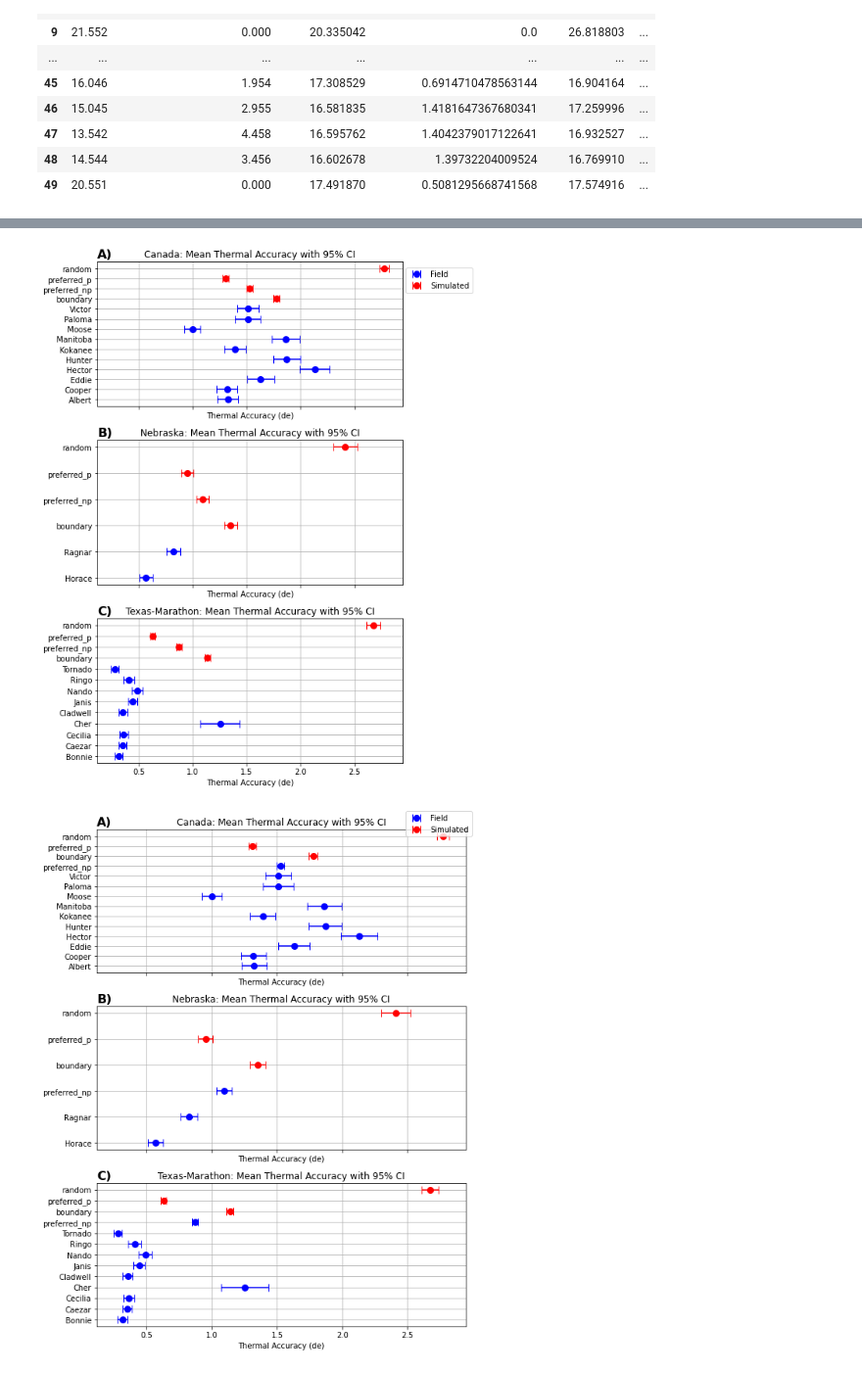
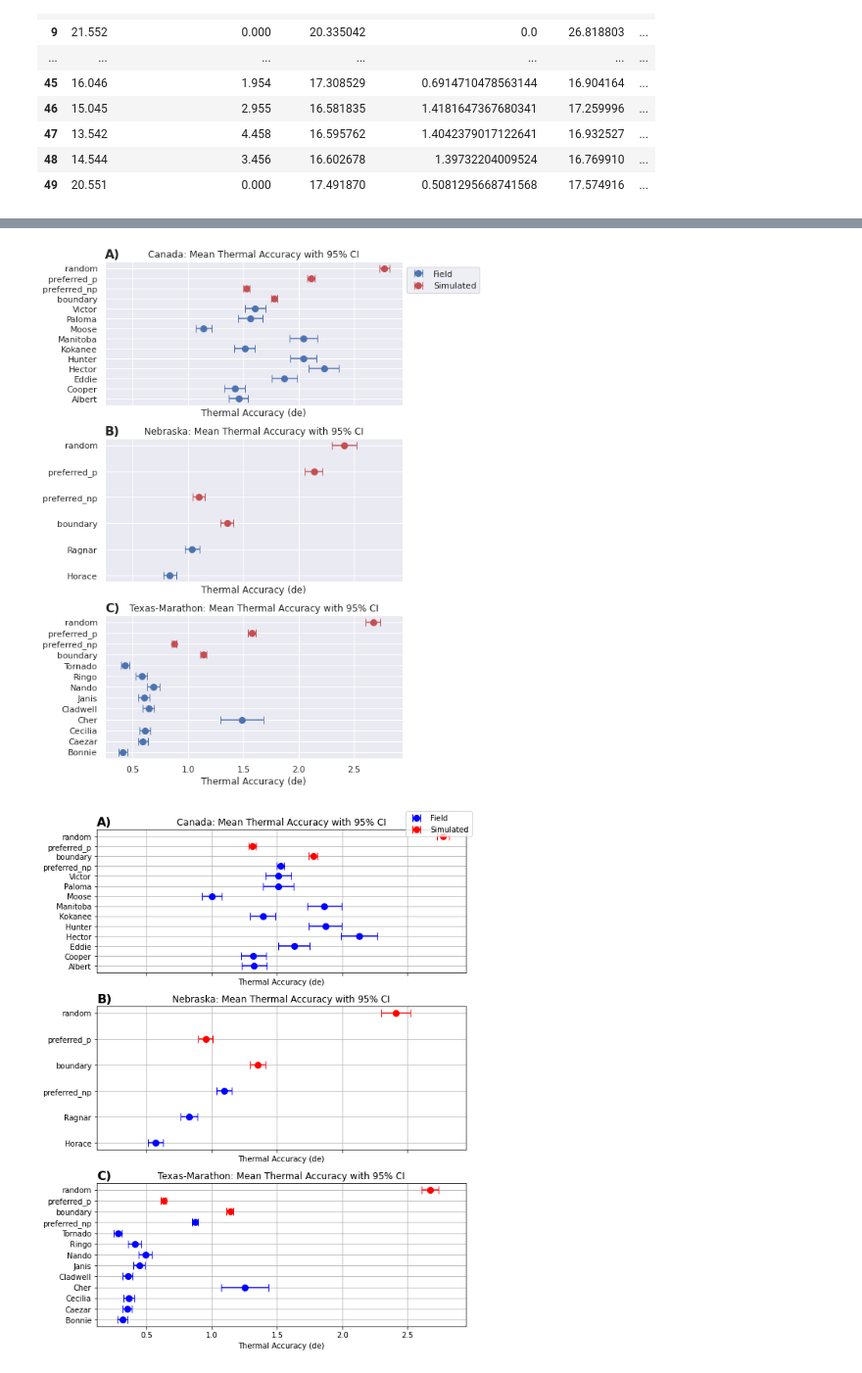
Before and after one commit to michaelremington2/ThermaNewt, a Jupyter notebook: post-simulation-analysis/time-series-measures_&_Thermastats.ipynb, the cells around one changed output, grey strips where cells are left out. Shown at 98% size. Cells and saved outputs as stored; diff of their text form; code cells hidden in the pictures.

```diff
--- a/post-simulation-analysis/time-series-measures_&_Thermastats.ipynb
+++ b/post-simulation-analysis/time-series-measures_&_Thermastats.ipynb
@@ -77,9 +77,9 @@ sns.lineplot(x='Date', y='Air', data=train[train['Snake_Name']==snake_name], lab
 [figure]
 # %%
 if impute == 'no':
-    sim_para_fp = 'ni_parameters_MMSE.csv'
+    sim_para_fp = '../Data_Sets/ni_parameters_MMSE.csv'
 else:
-    sim_para_fp = 'parameters_MMSE.csv'
+    sim_para_fp = '../Data_Sets/parameters_MMSE.csv'
 
 
 sim_para = pd.read_csv(sim_para_fp)
@@ -724,6 +724,9 @@ else:
 single_snake_al = train[(train['Snake_Name'] == 'Albert') & (train['Date'].dt.month == 9)].sort_values(['Date']).reset_index(drop=True)
 single_snake_rag = train[(train['Snake_Name'] == 'Ragnar') & (train['Date'].dt.month == 9)].sort_values(['Date']).reset_index(drop=True)
 single_snake_bon = train[(train['Snake_Name'] == 'Bonnie') & (train['Date'].dt.month == 9)].sort_values(['Date']).reset_index(drop=True)
+
+### Parameter Est
+snake_data = sim_para[sim_para['Snake_Name'] == snake_name][['Study_Site', 't_pref_min', 't_pref_max', 't_opt']]
 
 # Create subplots (3 rows, 1 column)
 var = ['tb_sim_random', 'tb_sim_bound', 'tb_sim_np', 'tb_sim_p']
@@ -739,18 +742,30 @@ for i, (snake_data, snake_name) in enumerate(zip([single_snake_al, single_snake_
     for j, v in enumerate(var):
 #         t_min=0
 #         t_max=range(len(snake_data))
+
         t_max = 2000
         t_min = 1000
+        snake = snake_name.split('- ')[1]
         ax = axes[i, j]
         sns.lineplot(x=snake_data['Date'], y=snake_data[v], label=label[j], ax=ax)
         sns.lineplot(x=snake_data['Date'], y=snake_data['Body'], label='Actual', ax=ax)
-        ax.set_title(f'{snake_name} - {label[j]}')
+        ax.set_title(f'{snake_name}: {label[j]}')
         ax.set_ylabel('Body Temperature (c)')
         ax.set_xlabel('')
         ax.set_ylim(0,50)
         ax.grid(axis='y', linestyle='--', alpha=0.5)
-        ax.axhline(18, color='r')  # Horizontal line at 18
-        ax.axhline(32, color='r')  # Horizontal line at 32
+        if label[j] == 'preferred_est':
+            para = sim_para[sim_para['Snake_Name'] == snake]
+            t_pref_min = para['t_pref_min'].values[0]
+            t_pref_max = para['t_pref_max'].values[0]
+            t_opt = para['t_opt'].values[0]
+        else:
+            t_pref_min = 18
+            t_pref_max = 32
+            t_opt = 28
+        ax.axhline(t_pref_min, color='r')  # Horizontal line at 18
+        ax.axhline(t_pref_max, color='r')  # Horizontal line at 32
+        ax.axhline(t_opt, color='b')
         ax.xaxis.set_major_locator(plt.MaxNLocator(nbins=6))  # Set desired number of ticks
         plt.setp(ax.xaxis.get_majorticklabels(), rotation=30, ha='right')  # Rotate labels by 45 degrees
 
@@ -1045,9 +1060,18 @@ for strategy, labels in strategy_dict.items():
             t_env=row['Open']
         else:
             t_env=row['Burrow']
+        if strategy == 'preferred_p':
+            snake = row['Snake_Name']
+            para = sim_para[sim_para['Snake_Name'] == snake]
+            t_pref_min = para['t_pref_min'].values[0]
+            t_pref_max = para['t_pref_max'].values[0]
+            t_opt = para['t_opt'].values[0]
+        else:
+            t_pref_min = 18
+            t_pref_max = 32
+            t_opt = 28
         de = thermal_quality(Tmod=t_env, Tset_min=t_pref_min, Tset_max=t_pref_max)
         db = thermoregulatory_accuracy(Tb=t_body, Tset_min=t_pref_min, Tset_max=t_pref_max)
-        #thermo_accuracy_calc(t_pref_min, t_pref_max, t_body)
         i = thermo_eff_i(db, de)
         ex = thermo_exploitation(de)
         if strategy == 'random':
@@ -1590,38 +1614,38 @@ for i, site in enumerate(study_sites):
 
     # Split the data into simulated (red) and field (blue) based on the Snake_Name
     simulated_data = site_data[site_data['Snake_Name'].isin(simulated_snakes)]
     field_data = site_data[~site_data['Snake_Name'].isin(simulated_snakes)]
 
     # Plot field data (blue)
     axes[i].errorbar(field_data['mean_thermal_accuracy'], field_data['Snake_Name'],
                      xerr=field_data['ci_thermal_accuracy'], fmt='o', capsize=5, markersize=8, color='b', label='Field')
 
     # Plot simulated data (red)
     axes[i].errorbar(simulated_data['mean_thermal_accuracy'], simulated_data['Snake_Name'],
                      xerr=simulated_data['ci_thermal_accuracy'], fmt='o', capsize=5, markersize=8, color='r', label='Simulated')
 
     # Customize each subplot
     axes[i].set_title(f'{site}: Mean Thermal Accuracy with 95% CI')
     axes[i].set_xlabel('Thermal Accuracy (de)')
     axes[i].grid(True)
 
     # Add the subplot label outside the axes
     axes[i].text(0, 1.05, labels[i], transform=axes[i].transAxes, fontsize=16, fontweight='bold', va='center')
 
 # Create a single legend for all subplots and place it outside the plot
 handles, labels = axes[0].get_legend_handles_labels()
 fig.legend(handles, labels, loc='center left', bbox_to_anchor=(0.83, 0.93))
 
 # Adjust layout to make space for the legend on the right
 plt.tight_layout(rect=[0, 0, 0.85, 1])
 
-if impute == 'no':
-    plt.savefig('/home/mremington/Documents/therma_sim/ibutton_data_analysis/Figures/thermal_accuracy_1115.png')
-else:
-    plt.savefig('/home/mremington/Documents/therma_sim/ibutton_data_analysis/Figures/thermal_accuracy_imp_1115.png')
+# if impute == 'no':
+#     plt.savefig('/home/mremington/Documents/therma_sim/ibutton_data_analysis/Figures/thermal_accuracy_1115.png')
+# else:
+#     plt.savefig('/home/mremington/Documents/therma_sim/ibutton_data_analysis/Figures/thermal_accuracy_imp_1115.png')
 plt.show()
 # %% [output]
-[figure, old version]
+[figure, new version]
 # %%
 # %% [output]
 [figure]
```
Also changed, not shown: parts of 11 cells of this notebook, 2 other files.
